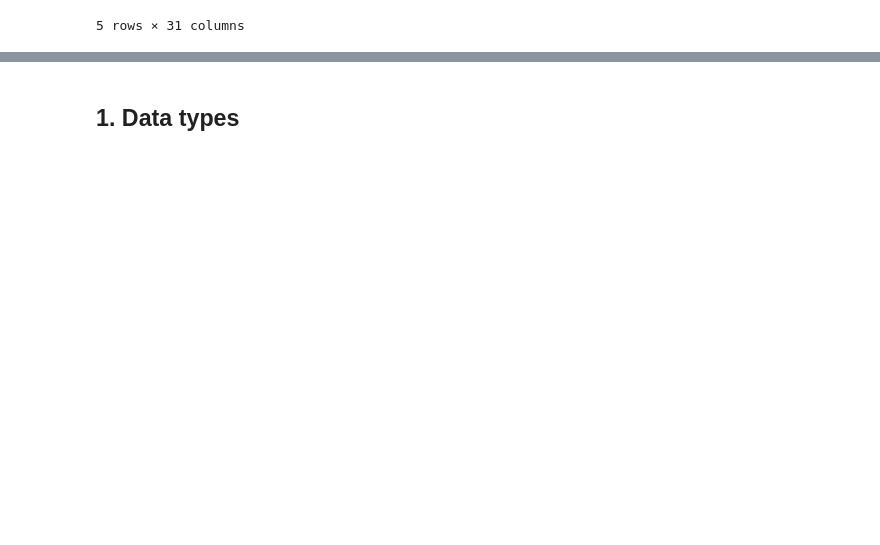
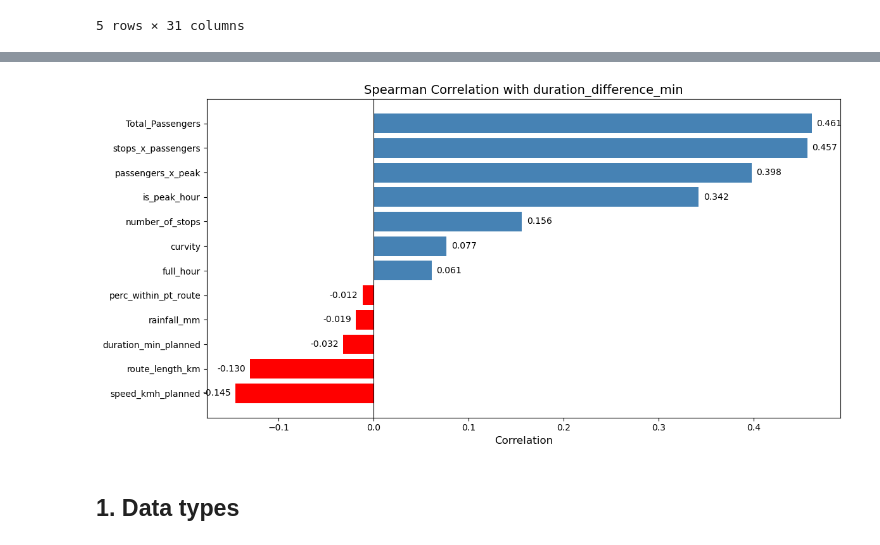
Before and after one commit to ofer-geo/public_transport_ML, a Jupyter notebook: notebooks/Data cleaning & manipulation.ipynb, the cells around one changed output, grey strips where cells are left out. Drawn from its saved outputs; the diff is of its cells as text; code cells hidden in the pictures; blank space fills up the shorter version.

```diff
--- a/notebooks/Data cleaning & manipulation.ipynb
+++ b/notebooks/Data cleaning & manipulation.ipynb
@@ -25,0 +71,13 @@ df.head()
+# %%
+# חשב perc_within_pt_route
+df['perc_within_pt_route'] = df['length_in_buffer_m'] / df['route_length']
+
+# הוסף perc_within_pt_route_peak
+peak_hours = [7, 8, 9, 14, 15, 16, 17]
+df['perc_within_pt_route_peak'] = df.apply(
+    lambda row: row['perc_within_pt_route'] if row['full_hour'] in peak_hours else 0,
+    axis=1
+)
+
+print(df[['full_hour', 'perc_within_pt_route', 'perc_within_pt_route_peak']].head(10))
+print(f"\nNon-zero values: {(df['perc_within_pt_route_peak'] > 0).sum():,}")
@@ -26,3 +98,33 @@ df.head()
+# %%
+df['passengers_x_peak'] = df['Total_Passengers'] * df['is_peak_hour']
+df['stops_x_passengers'] = df['number_of_stops'] * df['Total_Passengers']
+# %%
+numerical_cols = ['full_hour', 'route_length_km', 'number_of_stops', 'rainfall_mm',
+                  'Total_Passengers', 'curvity',
+                  'duration_min_planned', 'speed_kmh_planned', 'perc_within_pt_route', 'is_peak_hour', 'passengers_x_peak', 'stops_x_passengers' ]
+
+# חשב קורלציה עם המטרה
+corr_with_target = df[numerical_cols].corrwith(df['duration_difference_min'], method='spearman').sort_values()
+
+# צבע לפי חיובי/שלילי
+colors = ['red' if x < 0 else 'steelblue' for x in corr_with_target]
+
+plt.figure(figsize=(12, 6))
+bars = plt.barh(corr_with_target.index, corr_with_target.values, color=colors)
+
+# data labels
+for bar, val in zip(bars, corr_with_target.values):
+    plt.text(val + 0.005 if val >= 0 else val - 0.005,
+             bar.get_y() + bar.get_height() / 2,
+             f'{val:.3f}', va='center', ha='left' if val >= 0 else 'right', fontsize=10)
+
+plt.axvline(x=0, color='black', linewidth=0.8)
+plt.title('Spearman Correlation with duration_difference_min', fontsize=14)
+plt.xlabel('Correlation', fontsize=12)
+plt.tight_layout()
+plt.show()
+# %% [output]
+[figure, added]
 # %% [markdown]
 ## 1. Data types
 # %%
```
Also changed, not shown: parts of 32 cells of this notebook, 1 other file.
